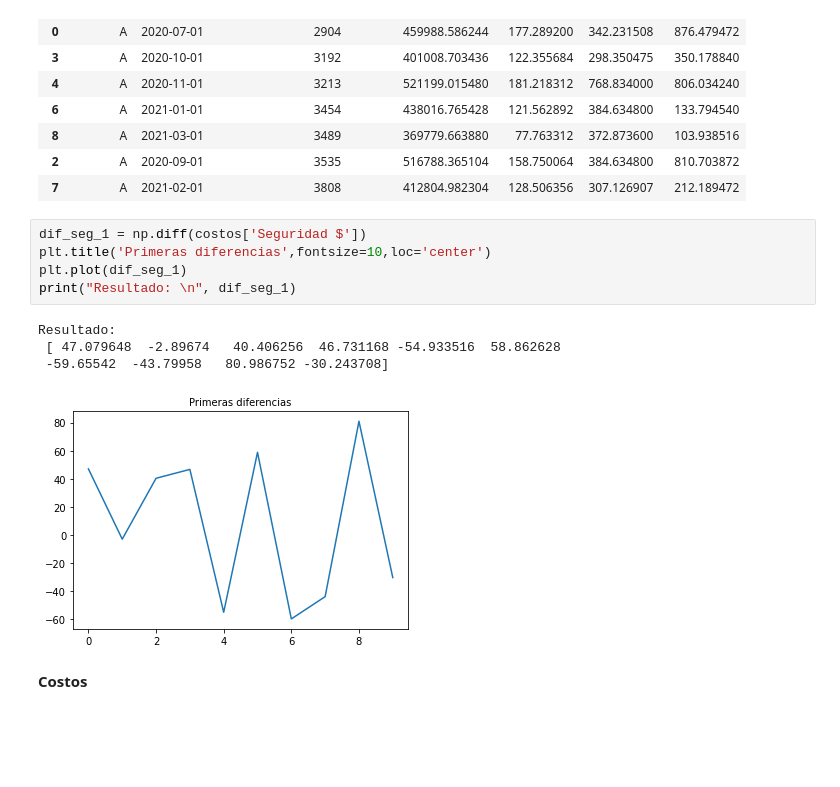
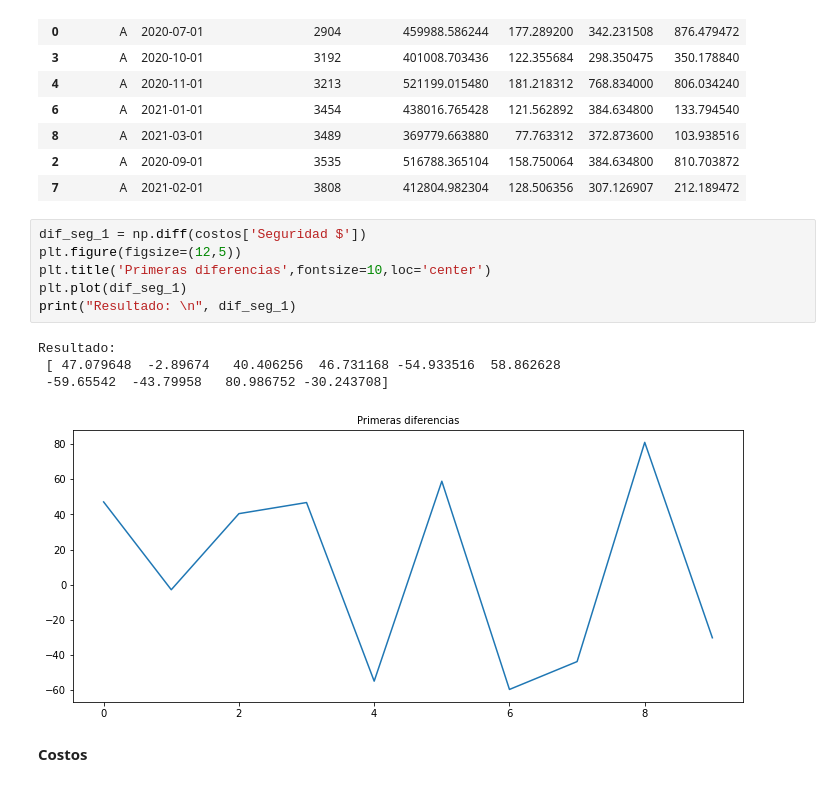
Before and after one commit to Lauram04/proyecto_final_f, a Jupyter notebook: Actividad_Final_Equipo.ipynb, the cells around one changed output. Drawn from its saved outputs; the diff is of its cells as text; blank space fills up the shorter version.

```diff
--- a/Actividad_Final_Equipo.ipynb
+++ b/Actividad_Final_Equipo.ipynb
@@ -190,14 +197,15 @@ costos
 | 7 | A | 2021-02-01 | 3808 | 412804.982304 | 128.506356 | 307.126907 | 212.189472 |
 # %%
 dif_seg_1 = np.diff(costos['Seguridad $'])
+plt.figure(figsize=(12,5))
 plt.title('Primeras diferencias',fontsize=10,loc='center')
 plt.plot(dif_seg_1)
 print("Resultado: \n", dif_seg_1)
 # %% [output]
 Resultado:
  [ 47.079648  -2.89674   40.406256  46.731168 -54.933516  58.862628
  -59.65542  -43.79958   80.986752 -30.243708]
-[figure, old version]
+[figure, new version]
 # %% [markdown]
 **Costos**
 # %%
```
Also changed, not shown: parts of 22 cells of this notebook.
